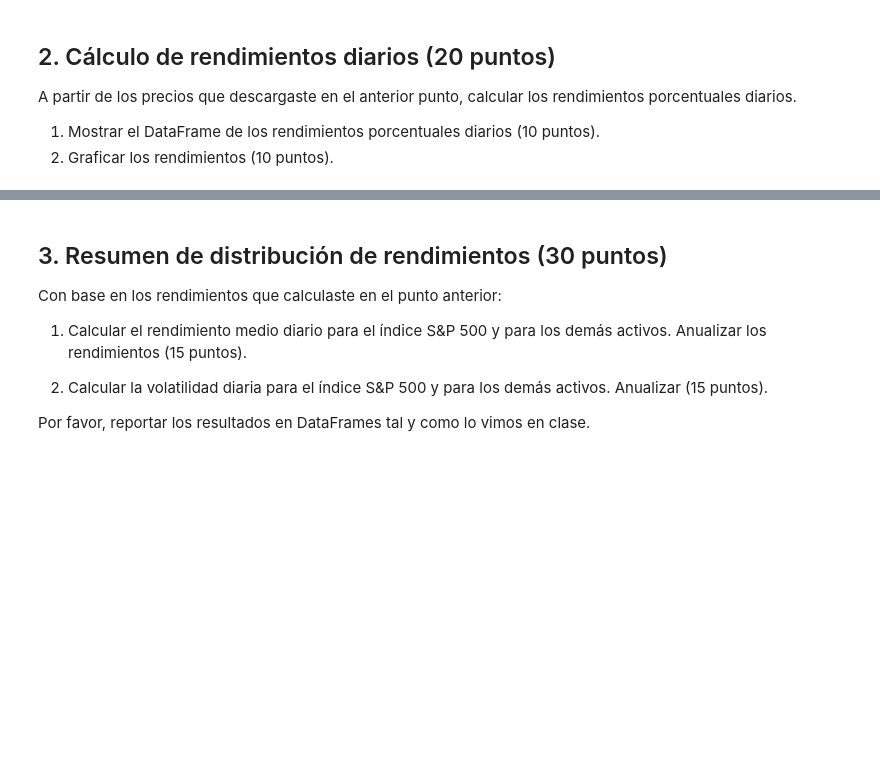
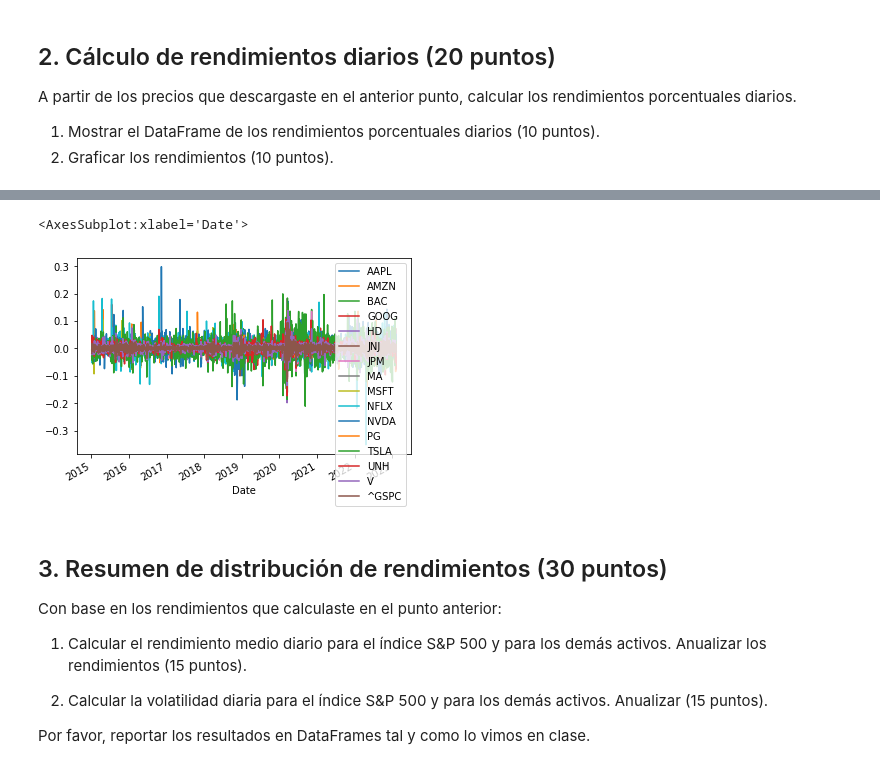
Before and after one commit to Eddiefans/Portafolios_de_inversion, a Jupyter notebook: Git propio/Modulo1/Tarea3_MidiendoRendimientoRiesgo.ipynb, the cells around one changed output, grey strips where cells are left out. Cells and saved outputs as stored; diff of their text form; code cells hidden in the pictures; blank space fills up the shorter version.

```diff
--- a/Git propio/Modulo1/Tarea3_MidiendoRendimientoRiesgo.ipynb
+++ b/Git propio/Modulo1/Tarea3_MidiendoRendimientoRiesgo.ipynb
@@ -25,3 +63,6 @@ A partir de los precios que descargaste en el anterior punto, calcular los rendi
 
 1. Mostrar el DataFrame de los rendimientos porcentuales diarios (10 puntos).
 2. Graficar los rendimientos (10 puntos).
+# %%
+ret = closes.pct_change().dropna()
+ret
@@ -28,3 +84,8 @@ A partir de los precios que descargaste en el anterior punto, calcular los rendi
+# %%
+ret.plot()
+# %% [output]
+<AxesSubplot:xlabel='Date'>
+[figure, added]
 # %% [markdown]
 ## 3. Resumen de distribución de rendimientos (30 puntos)
 
```
Also changed, not shown: parts of 9 cells of this notebook, 2 other files.
